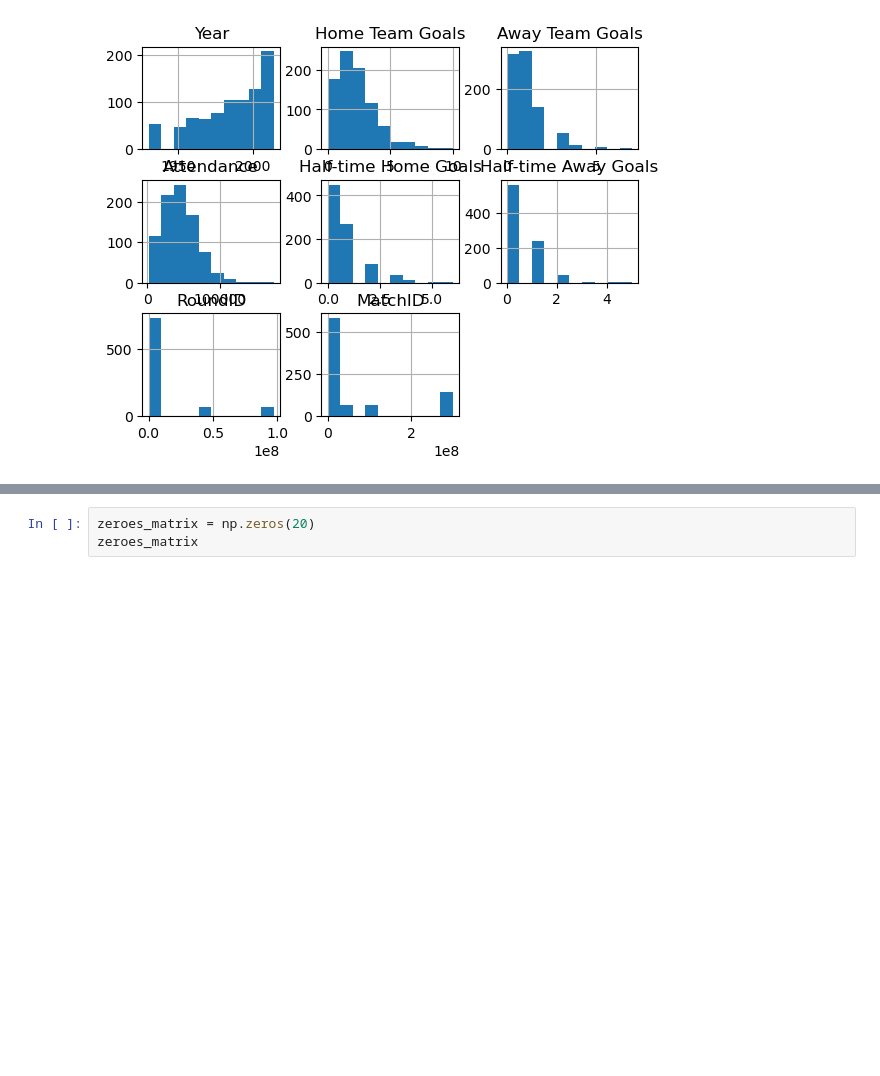
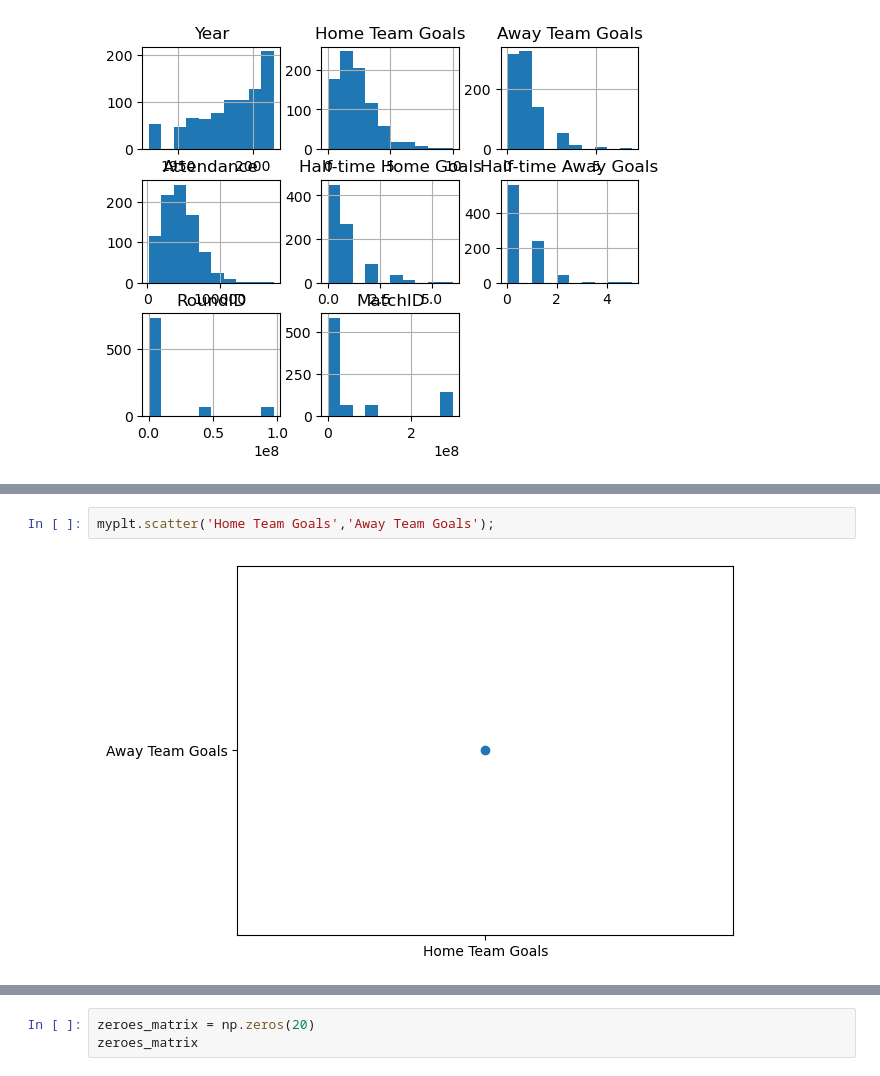
Before and after one commit to asanaa-data/mypymoringa2024, a Jupyter notebook: numpy_on_JPTR.ipynb, the cells around one changed output, grey strips where cells are left out. Drawn from its saved outputs; the diff is of its cells as text; blank space fills up the shorter version.

```diff
--- a/numpy_on_JPTR.ipynb
+++ b/numpy_on_JPTR.ipynb
@@ -608,0 +726,4 @@ myplt.show()
+# %%
+myplt.scatter('Home Team Goals','Away Team Goals');
+# %% [output]
+[figure, added]
```
Also changed, not shown: parts of 31 cells of this notebook.
